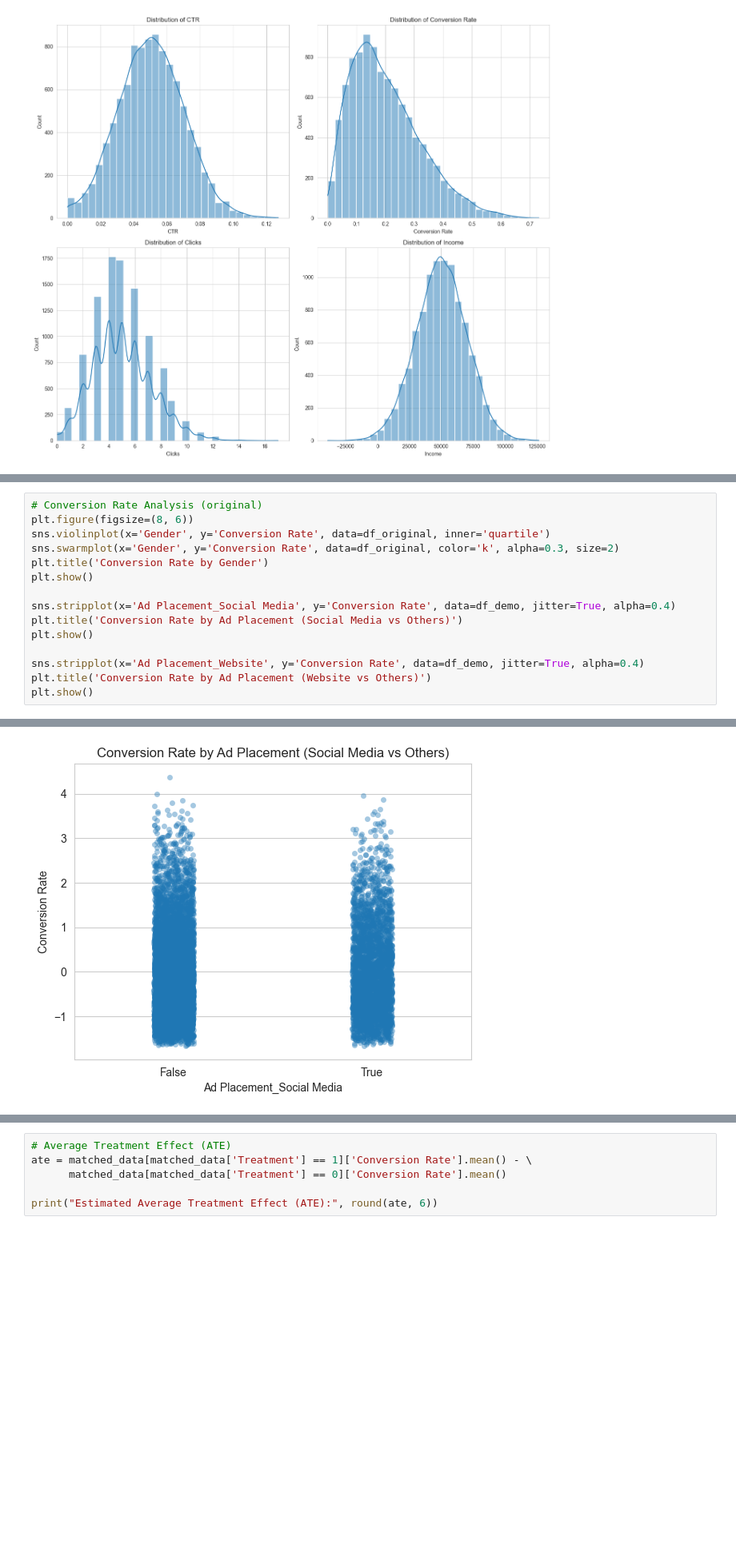
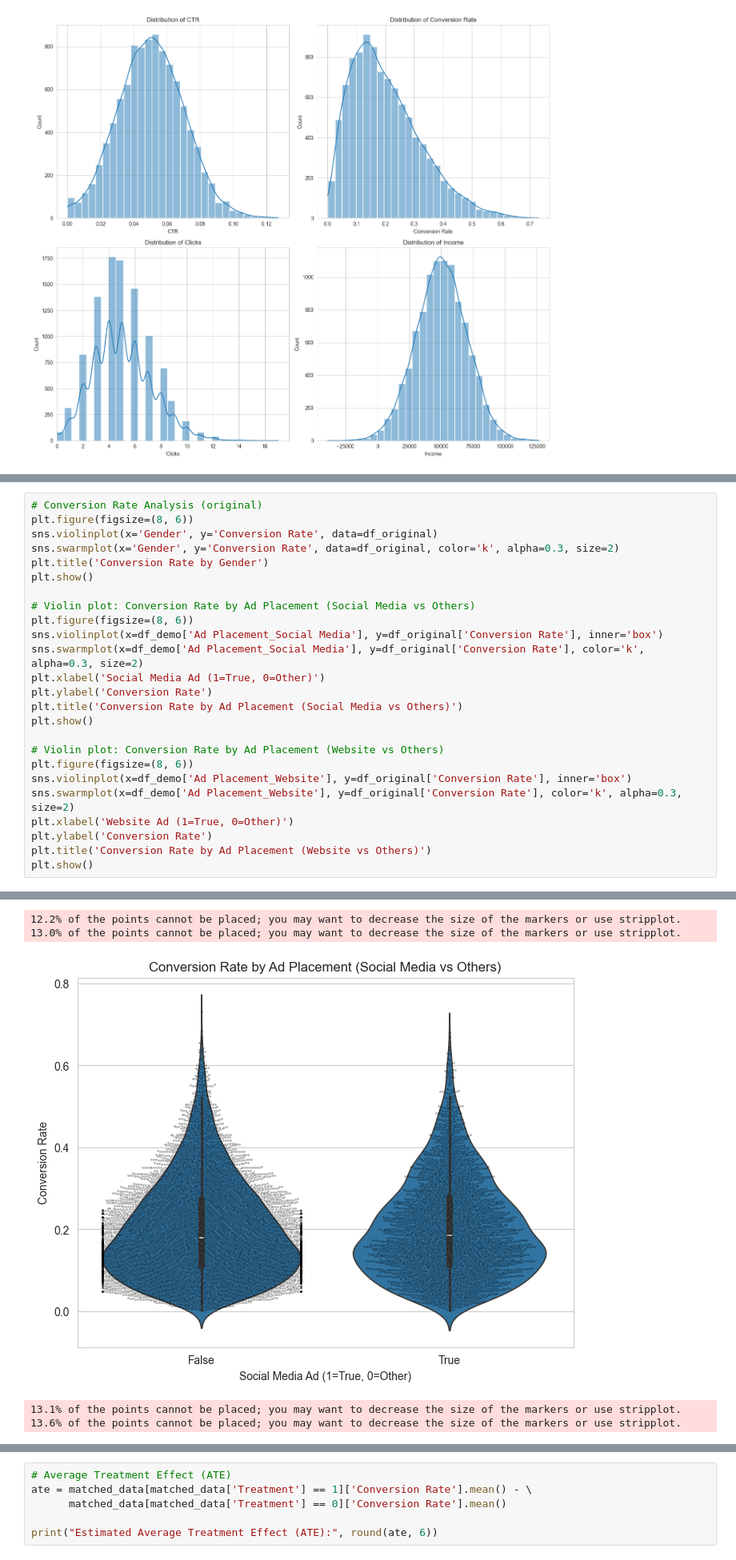
Before and after one commit to ARYAN-SIDH/Ads-Optimization-CTR-Conversions, a Jupyter notebook: Causal_ML.ipynb, the cells around one changed output, grey strips where cells are left out. Shown at 80% size. Saved outputs shown, nothing was run; the diff lists cells and outputs as text; blank space fills up the shorter version.

```diff
--- a/Causal_ML.ipynb
+++ b/Causal_ML.ipynb
@@ -91,16 +177,26 @@ plt.show()
 # %%
 # Conversion Rate Analysis (original)
 plt.figure(figsize=(8, 6))
-sns.violinplot(x='Gender', y='Conversion Rate', data=df_original, inner='quartile')
+sns.violinplot(x='Gender', y='Conversion Rate', data=df_original)
 sns.swarmplot(x='Gender', y='Conversion Rate', data=df_original, color='k', alpha=0.3, size=2)
 plt.title('Conversion Rate by Gender')
 plt.show()
 
-sns.stripplot(x='Ad Placement_Social Media', y='Conversion Rate', data=df_demo, jitter=True, alpha=0.4)
+# Violin plot: Conversion Rate by Ad Placement (Social Media vs Others)
+plt.figure(figsize=(8, 6))
+sns.violinplot(x=df_demo['Ad Placement_Social Media'], y=df_original['Conversion Rate'], inner='box')
+sns.swarmplot(x=df_demo['Ad Placement_Social Media'], y=df_original['Conversion Rate'], color='k', alpha=0.3, size=2)
+plt.xlabel('Social Media Ad (1=True, 0=Other)')
+plt.ylabel('Conversion Rate')
 plt.title('Conversion Rate by Ad Placement (Social Media vs Others)')
 plt.show()
 
-sns.stripplot(x='Ad Placement_Website', y='Conversion Rate', data=df_demo, jitter=True, alpha=0.4)
+# Violin plot: Conversion Rate by Ad Placement (Website vs Others)
+plt.figure(figsize=(8, 6))
+sns.violinplot(x=df_demo['Ad Placement_Website'], y=df_original['Conversion Rate'], inner='box')
+sns.swarmplot(x=df_demo['Ad Placement_Website'], y=df_original['Conversion Rate'], color='k', alpha=0.3, size=2)
+plt.xlabel('Website Ad (1=True, 0=Other)')
+plt.ylabel('Conversion Rate')
 plt.title('Conversion Rate by Ad Placement (Website vs Others)')
 plt.show()
 # %% [output]
@@ -112 +208,5 @@ plt.show()
+12.2% of the points cannot be placed; you may want to decrease the size of the markers or use stripplot.
+13.0% of the points cannot be placed; you may want to decrease the size of the markers or use stripplot.
-[figure, old version]
+[figure, new version]
+13.1% of the points cannot be placed; you may want to decrease the size of the markers or use stripplot.
+13.6% of the points cannot be placed; you may want to decrease the size of the markers or use stripplot.
```
Also changed, not shown: parts of 9 cells of this notebook, 10 other files.
